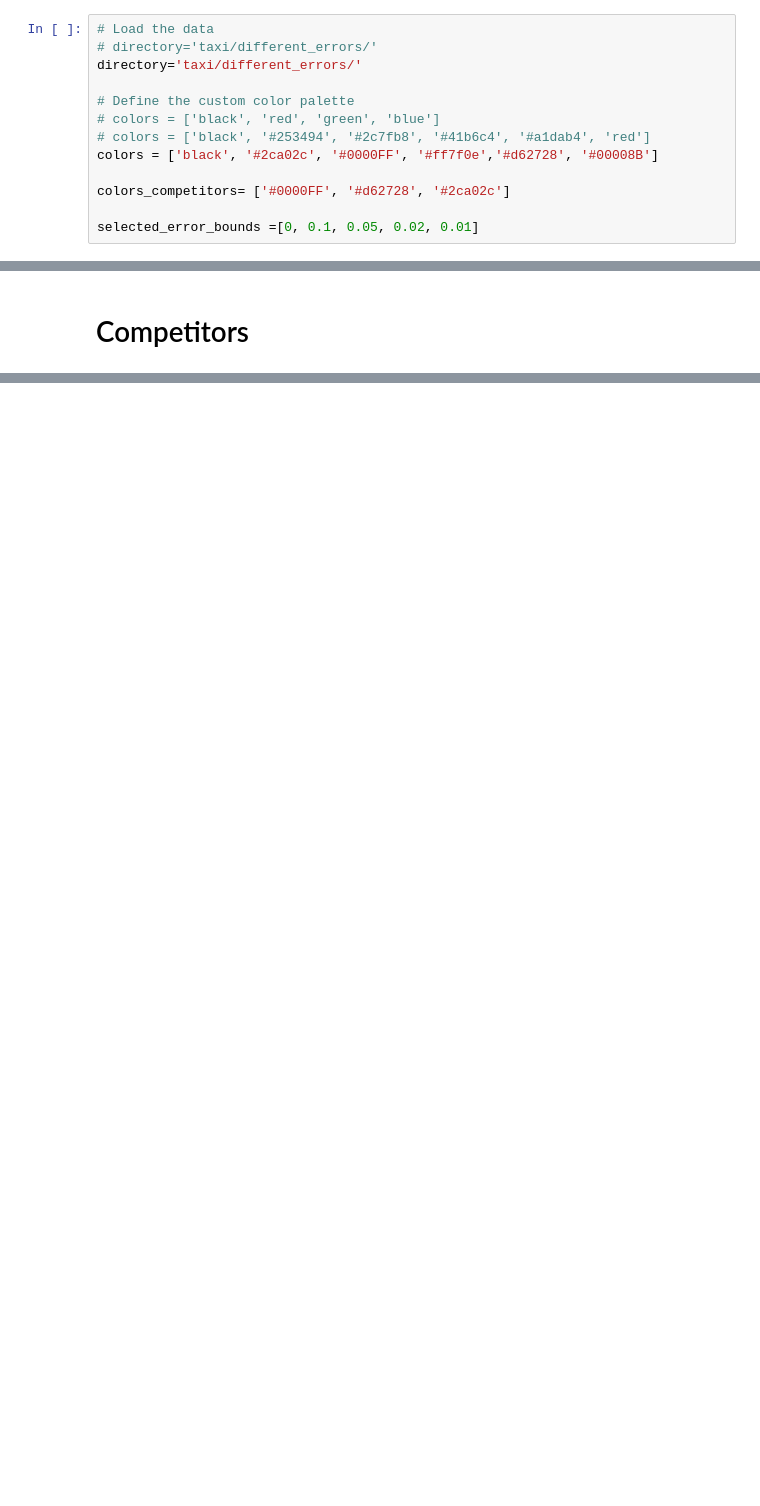
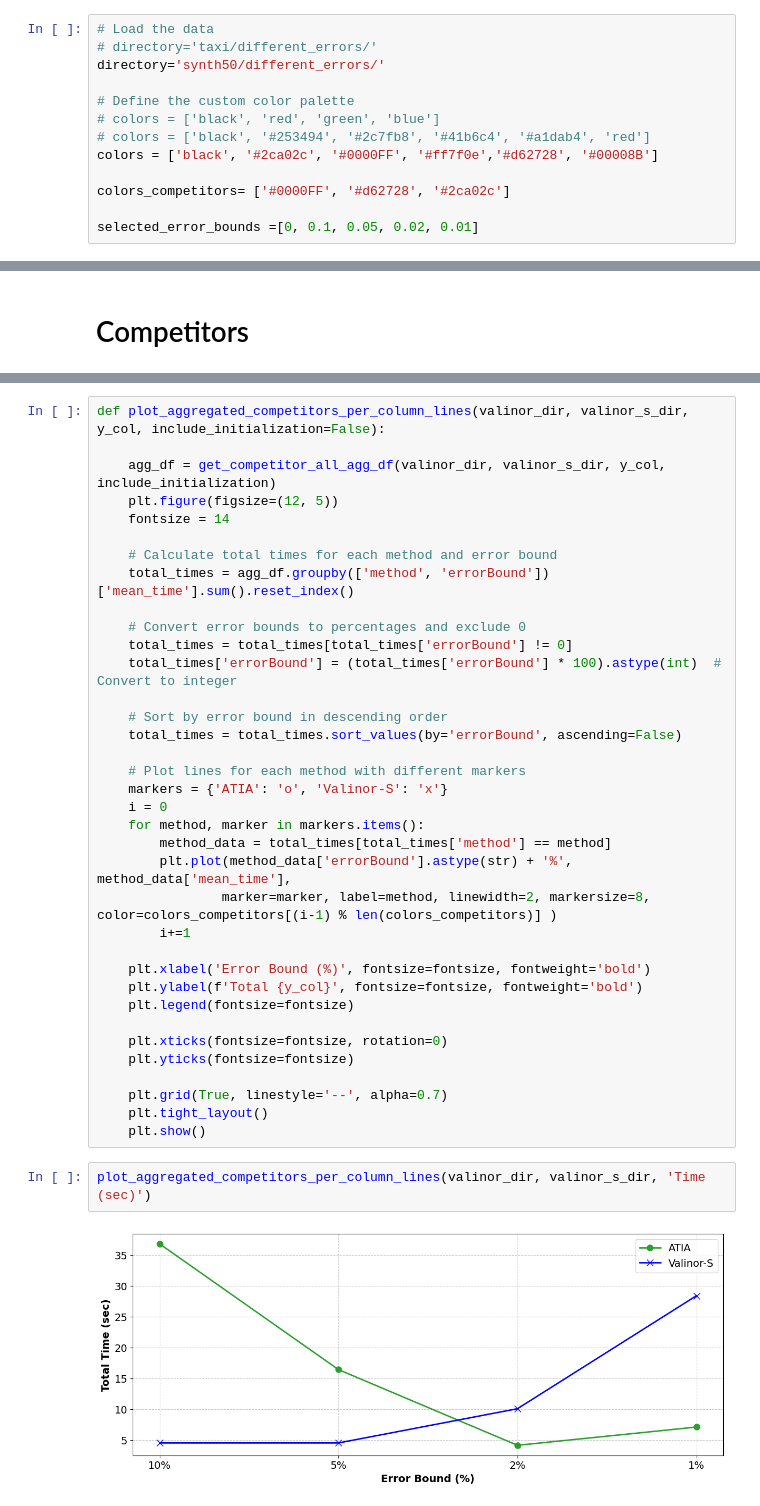
Before and after one commit to VisualFacts/rawvis-index, a Jupyter notebook: experiments/plot_creator.ipynb, the cells around one changed output, grey strips where cells are left out. Saved outputs shown, nothing was run; the diff lists cells and outputs as text; blank space fills up the shorter version.

Commit message:
added another plot for comparison

```diff
--- a/experiments/plot_creator.ipynb
+++ b/experiments/plot_creator.ipynb
@@ -9,7 +9,7 @@ import os
 # %%
 # Load the data
 # directory='taxi/different_errors/'
-directory='taxi/different_errors/'
+directory='synth50/different_errors/'
 
 # Define the custom color palette
 # colors = ['black', 'red', 'green', 'blue']
@@ -740,0 +886,40 @@ compare_all_competitor_error_bounds(valinor_dir, valinor_s_dir, default_atia_eb)
+# %%
+def plot_aggregated_competitors_per_column_lines(valinor_dir, valinor_s_dir, y_col, include_initialization=False):
+
+    agg_df = get_competitor_all_agg_df(valinor_dir, valinor_s_dir, y_col, include_initialization)
+    plt.figure(figsize=(12, 5))
+    fontsize = 14
+
+    # Calculate total times for each method and error bound
+    total_times = agg_df.groupby(['method', 'errorBound'])['mean_time'].sum().reset_index()
+
+    # Convert error bounds to percentages and exclude 0
+    total_times = total_times[total_times['errorBound'] != 0]
+    total_times['errorBound'] = (total_times['errorBound'] * 100).astype(int)  # Convert to integer
+
+    # Sort by error bound in descending order
+    total_times = total_times.sort_values(by='errorBound', ascending=False)
+
+    # Plot lines for each method with different markers
+    markers = {'ATIA': 'o', 'Valinor-S': 'x'}
+    i = 0
+    for method, marker in markers.items():
+        method_data = total_times[total_times['method'] == method]
+        plt.plot(method_data['errorBound'].astype(str) + '%', method_data['mean_time'],
+                marker=marker, label=method, linewidth=2, markersize=8, color=colors_competitors[(i-1) % len(colors_competitors)] )
+        i+=1
+
+    plt.xlabel('Error Bound (%)', fontsize=fontsize, fontweight='bold')
+    plt.ylabel(f'Total {y_col}', fontsize=fontsize, fontweight='bold')
+    plt.legend(fontsize=fontsize)
+
+    plt.xticks(fontsize=fontsize, rotation=0)
+    plt.yticks(fontsize=fontsize)
+
+    plt.grid(True, linestyle='--', alpha=0.7)
+    plt.tight_layout()
+    plt.show()
+# %%
+plot_aggregated_competitors_per_column_lines(valinor_dir, valinor_s_dir, 'Time (sec)')
+# %% [output]
+[figure, added]
```
Also changed, not shown: parts of 13 cells of this notebook.
